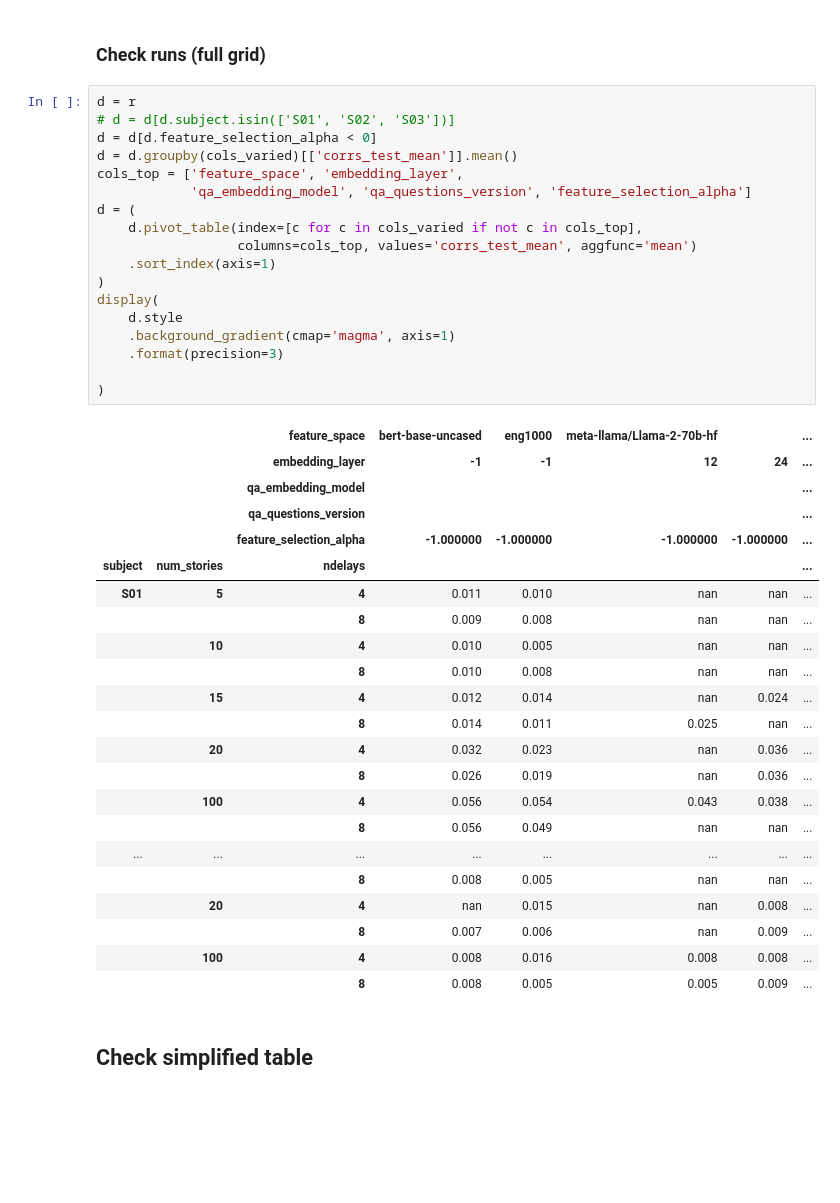
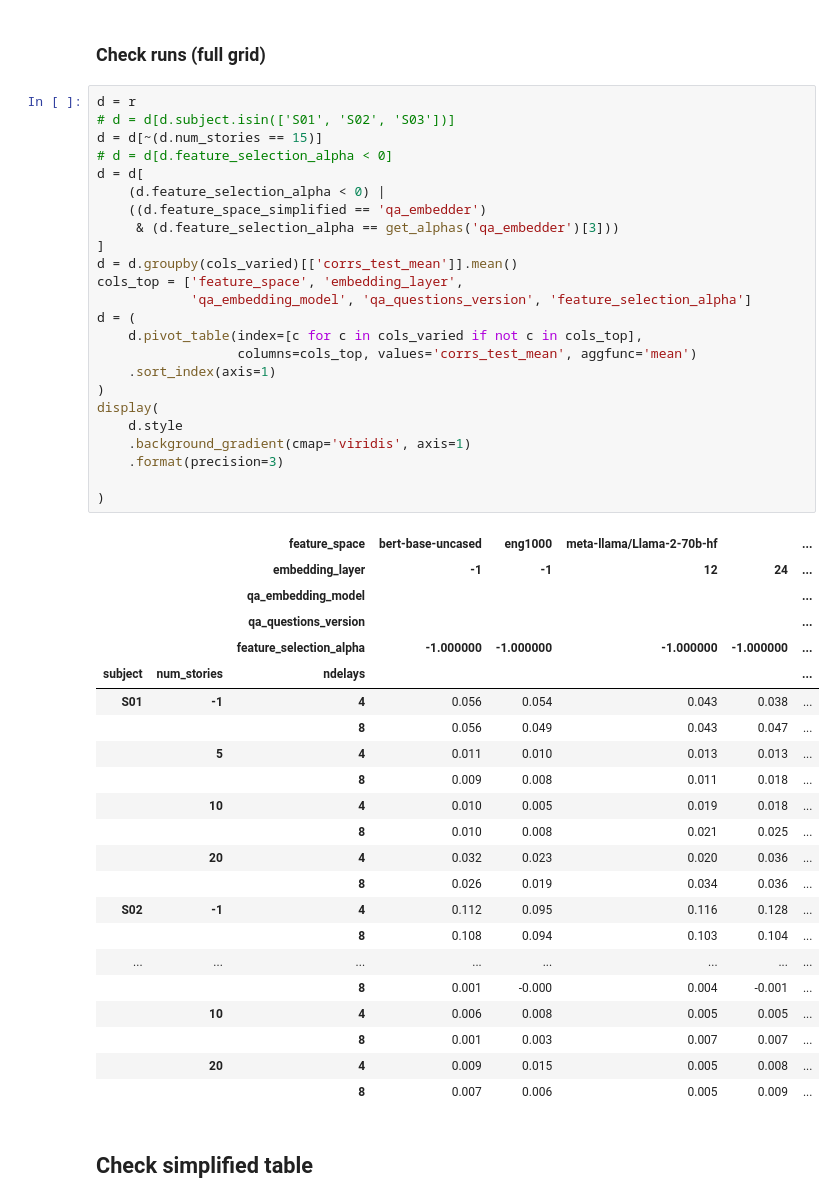
Before and after one commit to csinva/fmri, a Jupyter notebook: notebooks/03_subsample_curves.ipynb, the cells around one changed output. Saved outputs shown, nothing was run; the diff lists cells and outputs as text; blank space fills up the shorter version.

```diff
--- a/notebooks/03_subsample_curves.ipynb
+++ b/notebooks/03_subsample_curves.ipynb
@@ -39,44 +40,50 @@ r.shape
 # %%
 d = r
 # d = d[d.subject.isin(['S01', 'S02', 'S03'])]
-d = d[d.feature_selection_alpha < 0]
+d = d[~(d.num_stories == 15)]
+# d = d[d.feature_selection_alpha < 0]
+d = d[
+    (d.feature_selection_alpha < 0) |
+    ((d.feature_space_simplified == 'qa_embedder')
+     & (d.feature_selection_alpha == get_alphas('qa_embedder')[3]))
+]
 d = d.groupby(cols_varied)[['corrs_test_mean']].mean()
 cols_top = ['feature_space', 'embedding_layer',
             'qa_embedding_model', 'qa_questions_version', 'feature_selection_alpha']
 d = (
     d.pivot_table(index=[c for c in cols_varied if not c in cols_top],
                   columns=cols_top, values='corrs_test_mean', aggfunc='mean')
     .sort_index(axis=1)
 )
 display(
     d.style
-    .background_gradient(cmap='magma', axis=1)
+    .background_gradient(cmap='viridis', axis=1)
     .format(precision=3)
 
 )
 # %% [output]
 |  |  | feature_space | bert-base-uncased | eng1000 | meta-llama/Llama-2-70b-hf |  | ... |
 |  |  | embedding_layer | -1 | -1 | 12 | 24 | ... |
 |  |  | qa_embedding_model |  |  |  |  | ... |
 |  |  | qa_questions_version |  |  |  |  | ... |
 |  |  | feature_selection_alpha | -1.000000 | -1.000000 | -1.000000 | -1.000000 | ... |
 | subject | num_stories | ndelays |  |  |  |  | ... |
-| S01 | 5 | 4 | 0.011 | 0.010 | nan | nan | ... |
-|  |  | 8 | 0.009 | 0.008 | nan | nan | ... |
-|  | 10 | 4 | 0.010 | 0.005 | nan | nan | ... |
-|  |  | 8 | 0.010 | 0.008 | nan | nan | ... |
-|  | 15 | 4 | 0.012 | 0.014 | nan | 0.024 | ... |
-|  |  | 8 | 0.014 | 0.011 | 0.025 | nan | ... |
-|  | 20 | 4 | 0.032 | 0.023 | nan | 0.036 | ... |
-|  |  | 8 | 0.026 | 0.019 | nan | 0.036 | ... |
-|  | 100 | 4 | 0.056 | 0.054 | 0.043 | 0.038 | ... |
-|  |  | 8 | 0.056 | 0.049 | nan | nan | ... |
+| S01 | -1 | 4 | 0.056 | 0.054 | 0.043 | 0.038 | ... |
+|  |  | 8 | 0.056 | 0.049 | 0.043 | 0.047 | ... |
+|  | 5 | 4 | 0.011 | 0.010 | 0.013 | 0.013 | ... |
+|  |  | 8 | 0.009 | 0.008 | 0.011 | 0.018 | ... |
+|  | 10 | 4 | 0.010 | 0.005 | 0.019 | 0.018 | ... |
+|  |  | 8 | 0.010 | 0.008 | 0.021 | 0.025 | ... |
+|  | 20 | 4 | 0.032 | 0.023 | 0.020 | 0.036 | ... |
+|  |  | 8 | 0.026 | 0.019 | 0.034 | 0.036 | ... |
+| S02 | -1 | 4 | 0.112 | 0.095 | 0.116 | 0.128 | ... |
+|  |  | 8 | 0.108 | 0.094 | 0.103 | 0.104 | ... |
 | ... | ... | ... | ... | ... | ... | ... | ... |
-|  |  | 8 | 0.008 | 0.005 | nan | nan | ... |
-|  | 20 | 4 | nan | 0.015 | nan | 0.008 | ... |
-|  |  | 8 | 0.007 | 0.006 | nan | 0.009 | ... |
-|  | 100 | 4 | 0.008 | 0.016 | 0.008 | 0.008 | ... |
-|  |  | 8 | 0.008 | 0.005 | 0.005 | 0.009 | ... |
+|  |  | 8 | 0.001 | -0.000 | 0.004 | -0.001 | ... |
+|  | 10 | 4 | 0.006 | 0.008 | 0.005 | 0.005 | ... |
+|  |  | 8 | 0.001 | 0.003 | 0.007 | 0.007 | ... |
+|  | 20 | 4 | 0.009 | 0.015 | 0.005 | 0.008 | ... |
+|  |  | 8 | 0.007 | 0.006 | 0.005 | 0.009 | ... |
 # %% [markdown]
 ## Check simplified table
 # %%
```
Also changed, not shown: parts of 4 cells of this notebook, 3 other files.
